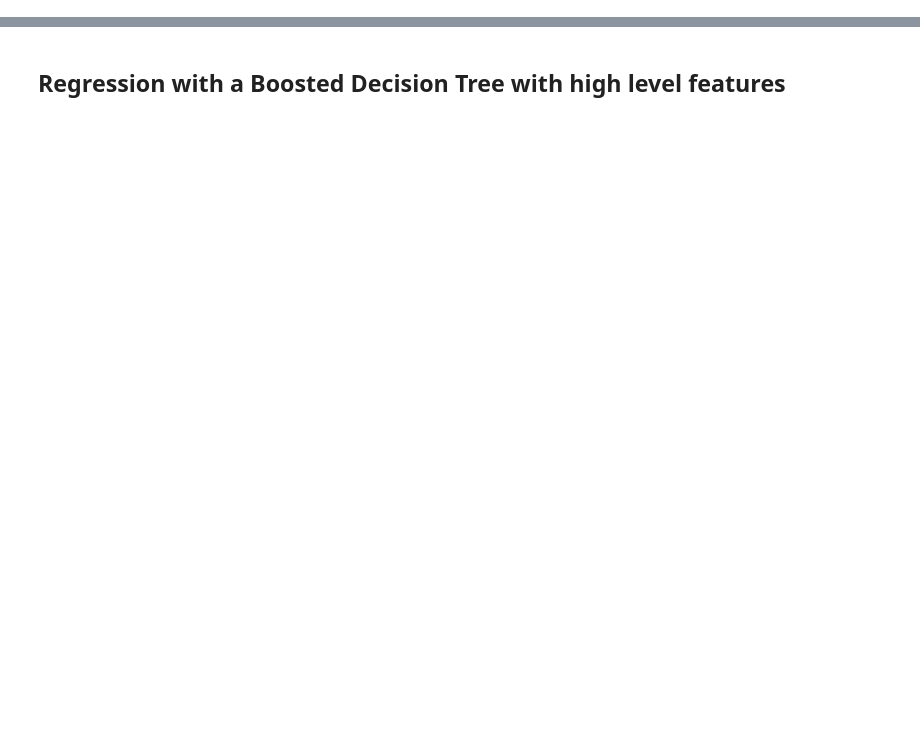
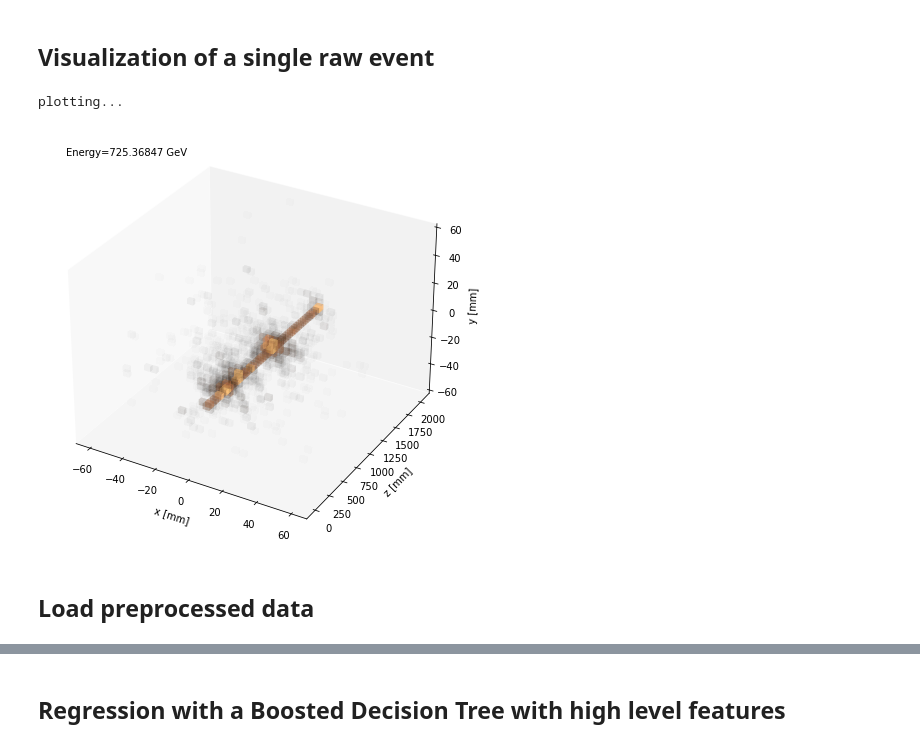
Before and after one commit to llayer/cmu_challenge, a Jupyter notebook: muon_regression.ipynb, the cells around one changed output, grey strips where cells are left out. Cells and saved outputs as stored; diff of their text form; code cells hidden in the pictures; blank space fills up the shorter version.

Commit message:
add plotting

```diff
--- a/muon_regression.ipynb
+++ b/muon_regression.ipynb
@@ -12 +14,12 @@ from metric import compute_improvement
+# %% [markdown]
+## Visualization of a single raw event
+# %%
+hits, true_energy = load_tree("0.root")
+# %%
+plot_eventdisplay(1, hits, true_energy, usegrid=False, save=False)
+# %% [output]
+plotting...
+[figure, added]
+# %% [markdown]
+## Load preprocessed data
 # %%
```
Also changed, not shown: parts of 8 cells of this notebook, 2 other files.
